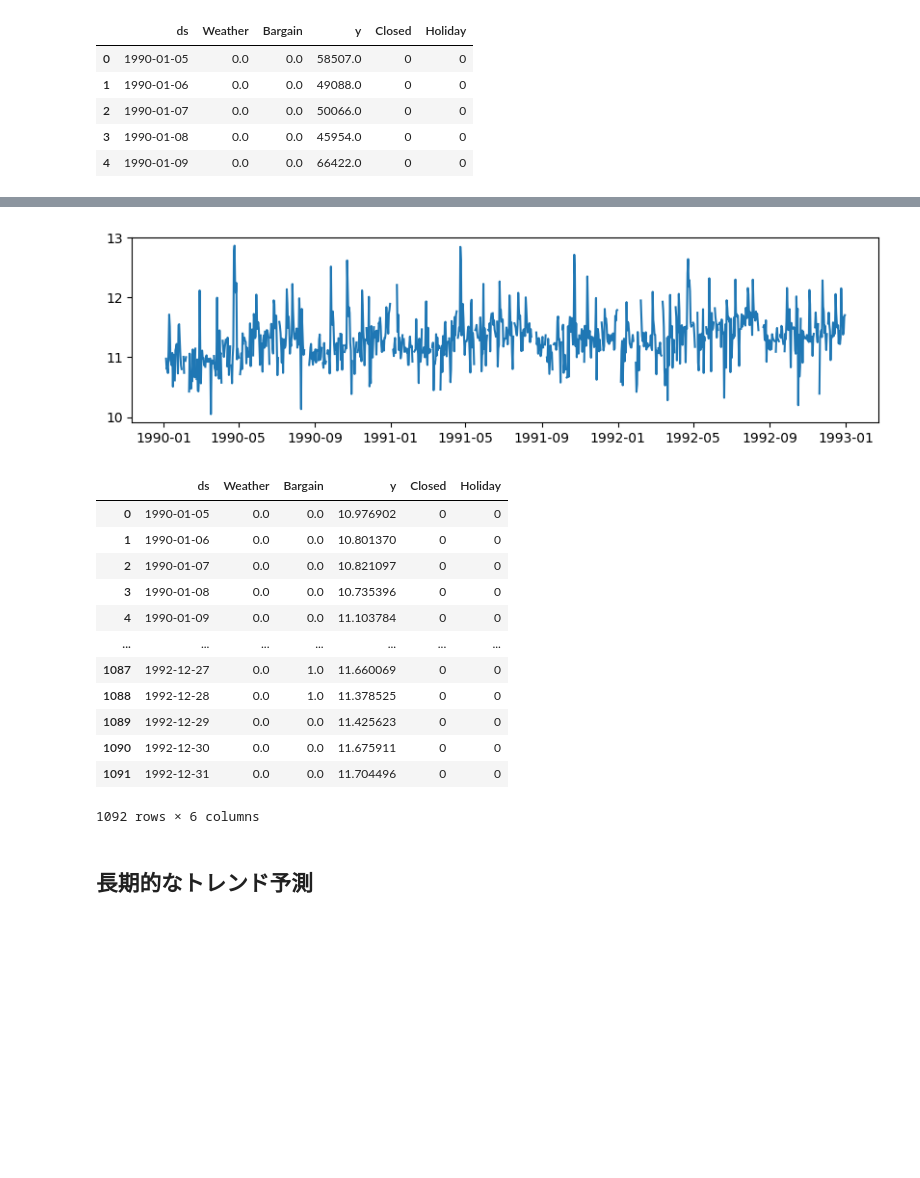
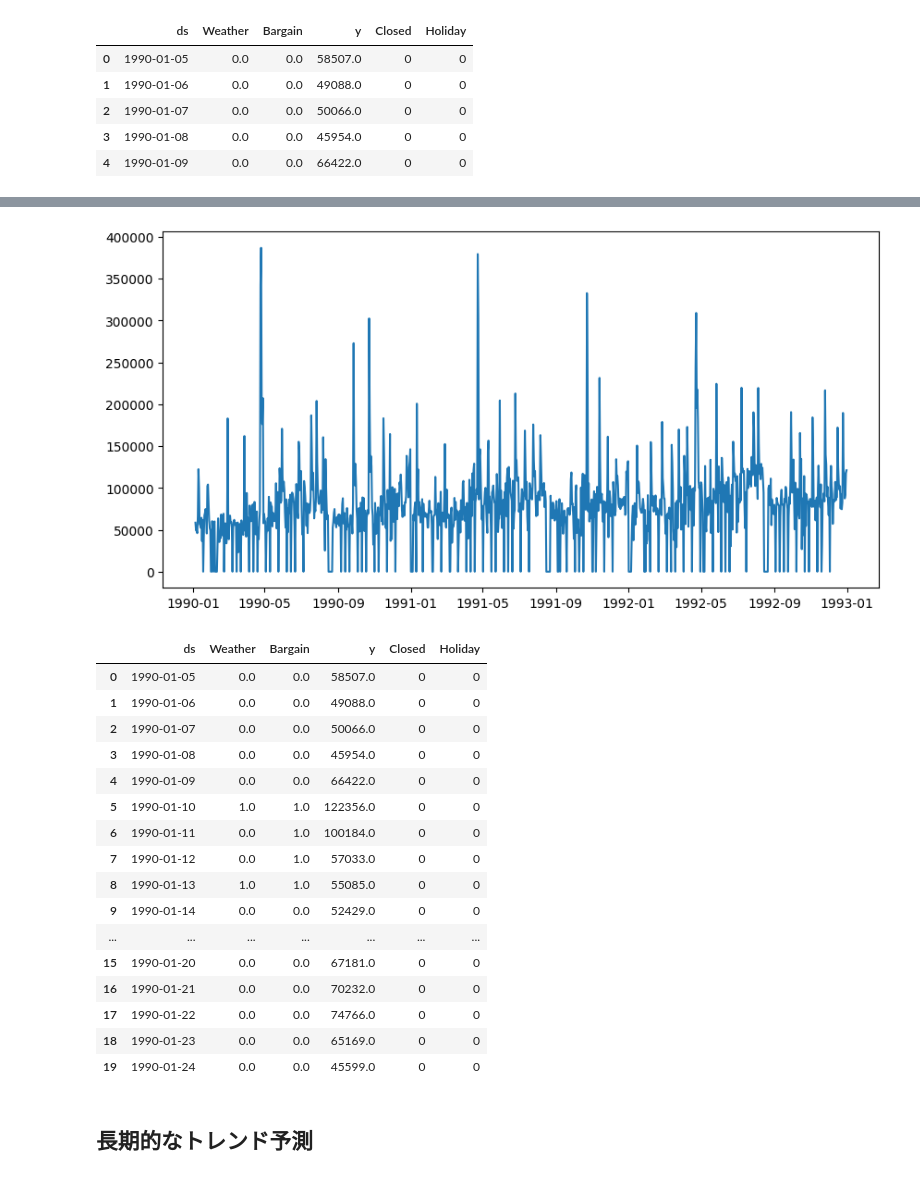
Before and after one commit to yut0takagi/ass-supply-chain-management, a Jupyter notebook: notebook/03_モデリングA.ipynb, the cells around one changed output, grey strips where cells are left out. Drawn from its saved outputs; the diff is of its cells as text; code cells hidden in the pictures; blank space fills up the shorter version.

```diff
--- a/notebook/03_モデリングA.ipynb
+++ b/notebook/03_モデリングA.ipynb
@@ -43,25 +130,29 @@ test shape: (365, 6)
 # %%
-plt.figure(figsize=(10,2.5),dpi=100)
+plt.figure(figsize=(10,5),dpi=100)
 plt.plot(pd.to_datetime(train_X["ds"]), train_y)
 plt.show()
 # %% [output]
-[figure, old version]
+[figure, new version]
 # %%
-train
+train.head(20)
 # %% [output]
 |  | ds | Weather | Bargain | y | Closed | Holiday |
-| 0 | 1990-01-05 | 0.0 | 0.0 | 10.976902 | 0 | 0 |
-| 1 | 1990-01-06 | 0.0 | 0.0 | 10.801370 | 0 | 0 |
-| 2 | 1990-01-07 | 0.0 | 0.0 | 10.821097 | 0 | 0 |
-| 3 | 1990-01-08 | 0.0 | 0.0 | 10.735396 | 0 | 0 |
-| 4 | 1990-01-09 | 0.0 | 0.0 | 11.103784 | 0 | 0 |
+| 0 | 1990-01-05 | 0.0 | 0.0 | 58507.0 | 0 | 0 |
+| 1 | 1990-01-06 | 0.0 | 0.0 | 49088.0 | 0 | 0 |
+| 2 | 1990-01-07 | 0.0 | 0.0 | 50066.0 | 0 | 0 |
+| 3 | 1990-01-08 | 0.0 | 0.0 | 45954.0 | 0 | 0 |
+| 4 | 1990-01-09 | 0.0 | 0.0 | 66422.0 | 0 | 0 |
+| 5 | 1990-01-10 | 1.0 | 1.0 | 122356.0 | 0 | 0 |
+| 6 | 1990-01-11 | 0.0 | 1.0 | 100184.0 | 0 | 0 |
+| 7 | 1990-01-12 | 0.0 | 1.0 | 57033.0 | 0 | 0 |
+| 8 | 1990-01-13 | 1.0 | 1.0 | 55085.0 | 0 | 0 |
+| 9 | 1990-01-14 | 0.0 | 0.0 | 52429.0 | 0 | 0 |
 | ... | ... | ... | ... | ... | ... | ... |
-| 1087 | 1992-12-27 | 0.0 | 1.0 | 11.660069 | 0 | 0 |
-| 1088 | 1992-12-28 | 0.0 | 1.0 | 11.378525 | 0 | 0 |
-| 1089 | 1992-12-29 | 0.0 | 0.0 | 11.425623 | 0 | 0 |
-| 1090 | 1992-12-30 | 0.0 | 0.0 | 11.675911 | 0 | 0 |
-| 1091 | 1992-12-31 | 0.0 | 0.0 | 11.704496 | 0 | 0 |
+| 15 | 1990-01-20 | 0.0 | 0.0 | 67181.0 | 0 | 0 |
+| 16 | 1990-01-21 | 0.0 | 0.0 | 70232.0 | 0 | 0 |
+| 17 | 1990-01-22 | 0.0 | 0.0 | 74766.0 | 0 | 0 |
+| 18 | 1990-01-23 | 0.0 | 0.0 | 65169.0 | 0 | 0 |
+| 19 | 1990-01-24 | 0.0 | 0.0 | 45599.0 | 0 | 0 |
-1092 rows × 6 columns
 # %% [markdown]
 ## 長期的なトレンド予測
 # %%
```
Also changed, not shown: parts of 12 cells of this notebook, 5 other files.
